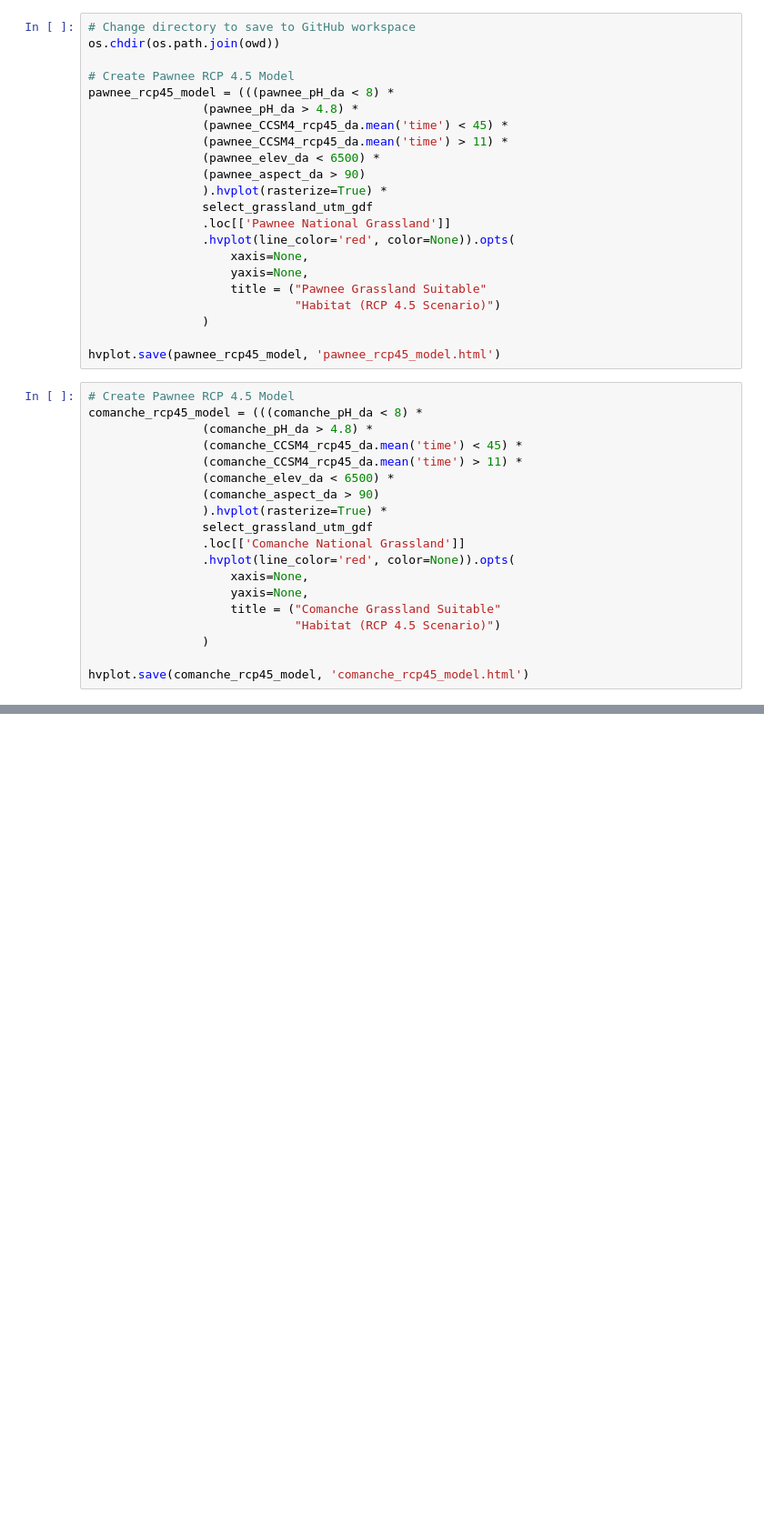
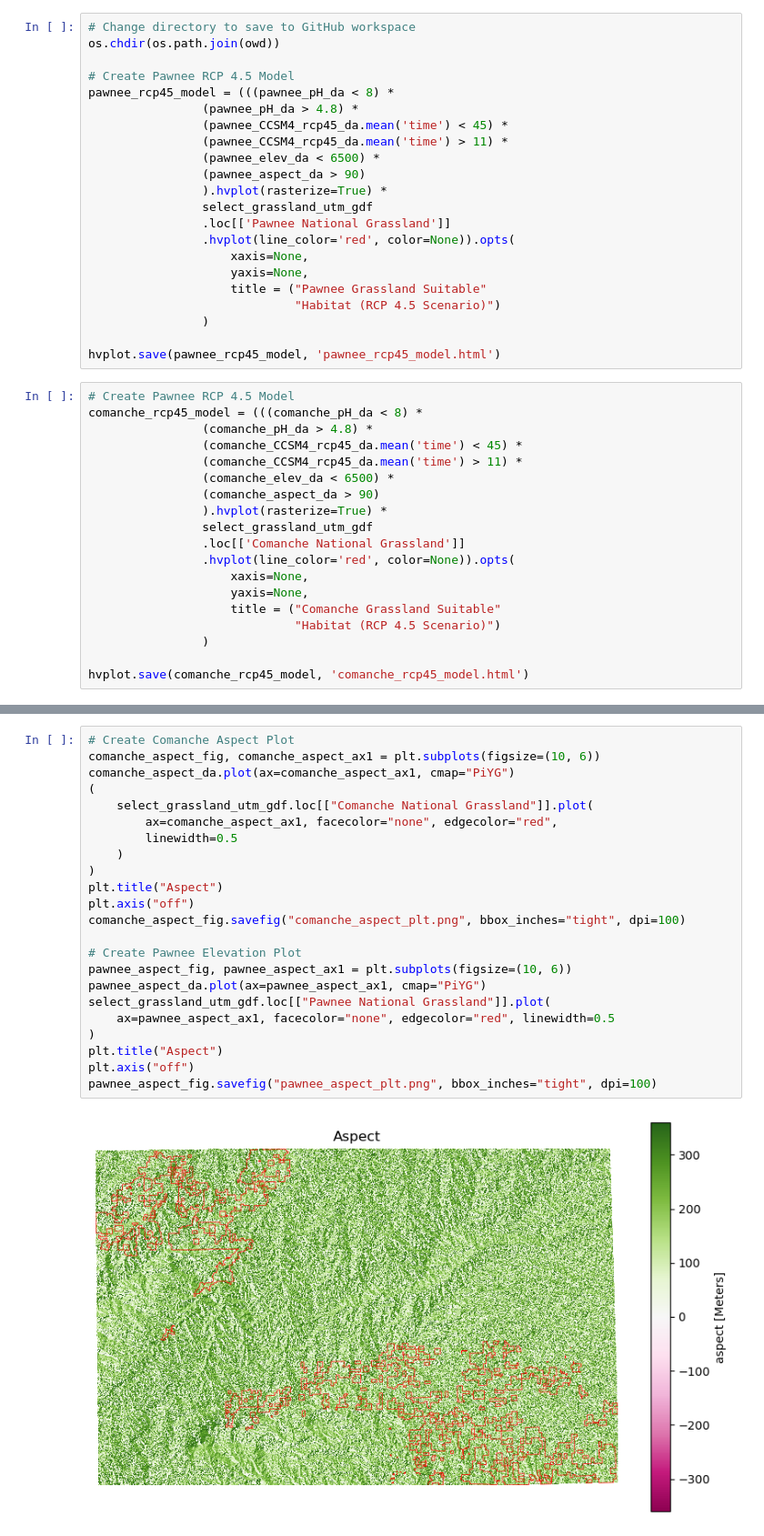
Before and after one commit to pth6570/earth-analytics-intro-final, a Jupyter notebook: final_current_dec17.ipynb, the cells around one changed output, grey strips where cells are left out. Shown at 91% size. Saved outputs shown, nothing was run; the diff lists cells and outputs as text; blank space fills up the shorter version.

```diff
--- a/final_current_dec17.ipynb
+++ b/final_current_dec17.ipynb
@@ -699,0 +753,25 @@ hvplot.save(comanche_rcp85_plt, 'comanche_rcp85_plt.html')
+# %%
+# Create Comanche Aspect Plot
+comanche_aspect_fig, comanche_aspect_ax1 = plt.subplots(figsize=(10, 6))
+comanche_aspect_da.plot(ax=comanche_aspect_ax1, cmap="PiYG")
+(
+    select_grassland_utm_gdf.loc[["Comanche National Grassland"]].plot(
+        ax=comanche_aspect_ax1, facecolor="none", edgecolor="red",
+        linewidth=0.5
+    )
+)
+plt.title("Aspect")
+plt.axis("off")
+comanche_aspect_fig.savefig("comanche_aspect_plt.png", bbox_inches="tight", dpi=100)
+
+# Create Pawnee Elevation Plot
+pawnee_aspect_fig, pawnee_aspect_ax1 = plt.subplots(figsize=(10, 6))
+pawnee_aspect_da.plot(ax=pawnee_aspect_ax1, cmap="PiYG")
+select_grassland_utm_gdf.loc[["Pawnee National Grassland"]].plot(
+    ax=pawnee_aspect_ax1, facecolor="none", edgecolor="red", linewidth=0.5
+)
+plt.title("Aspect")
+plt.axis("off")
+pawnee_aspect_fig.savefig("pawnee_aspect_plt.png", bbox_inches="tight", dpi=100)
+# %% [output]
+[figure, added]
```
Also changed, not shown: parts of 11 cells of this notebook, 10 other files.
